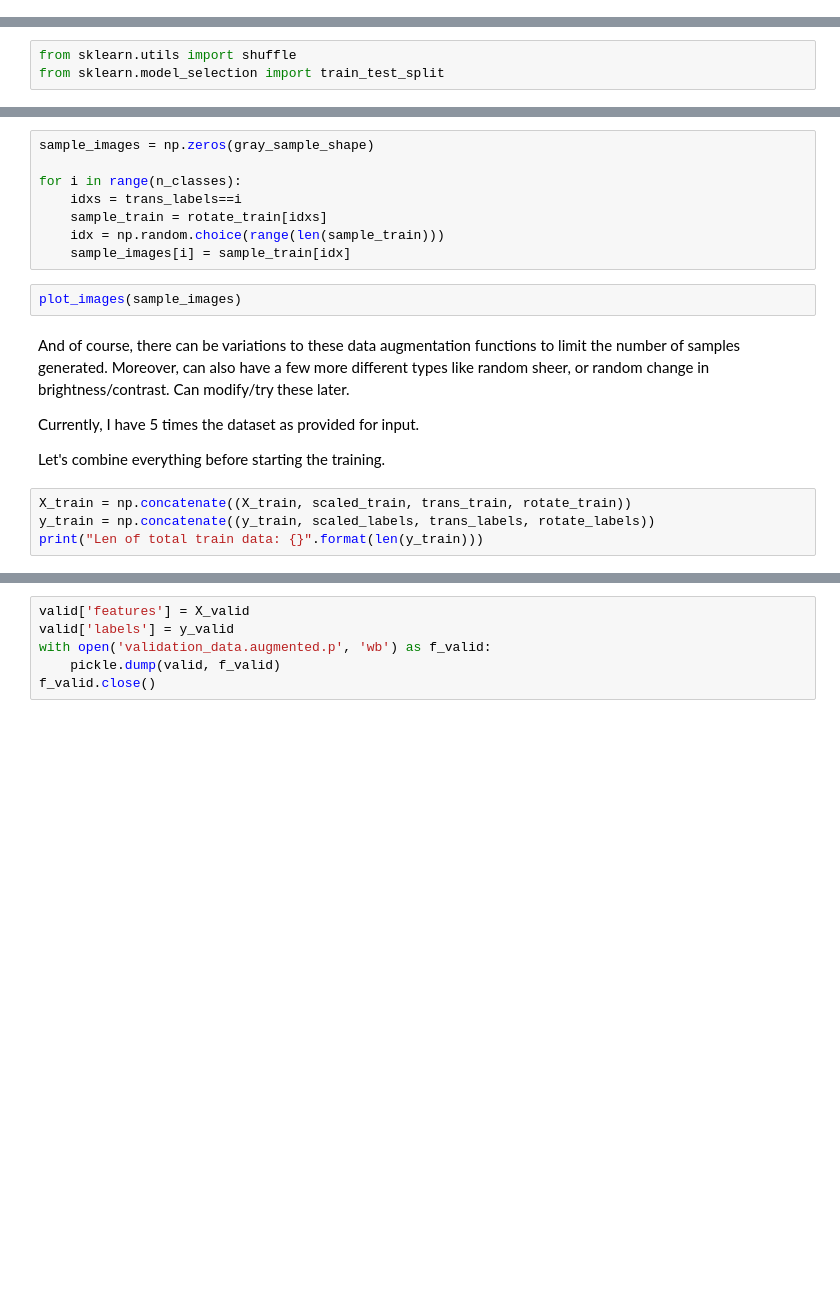
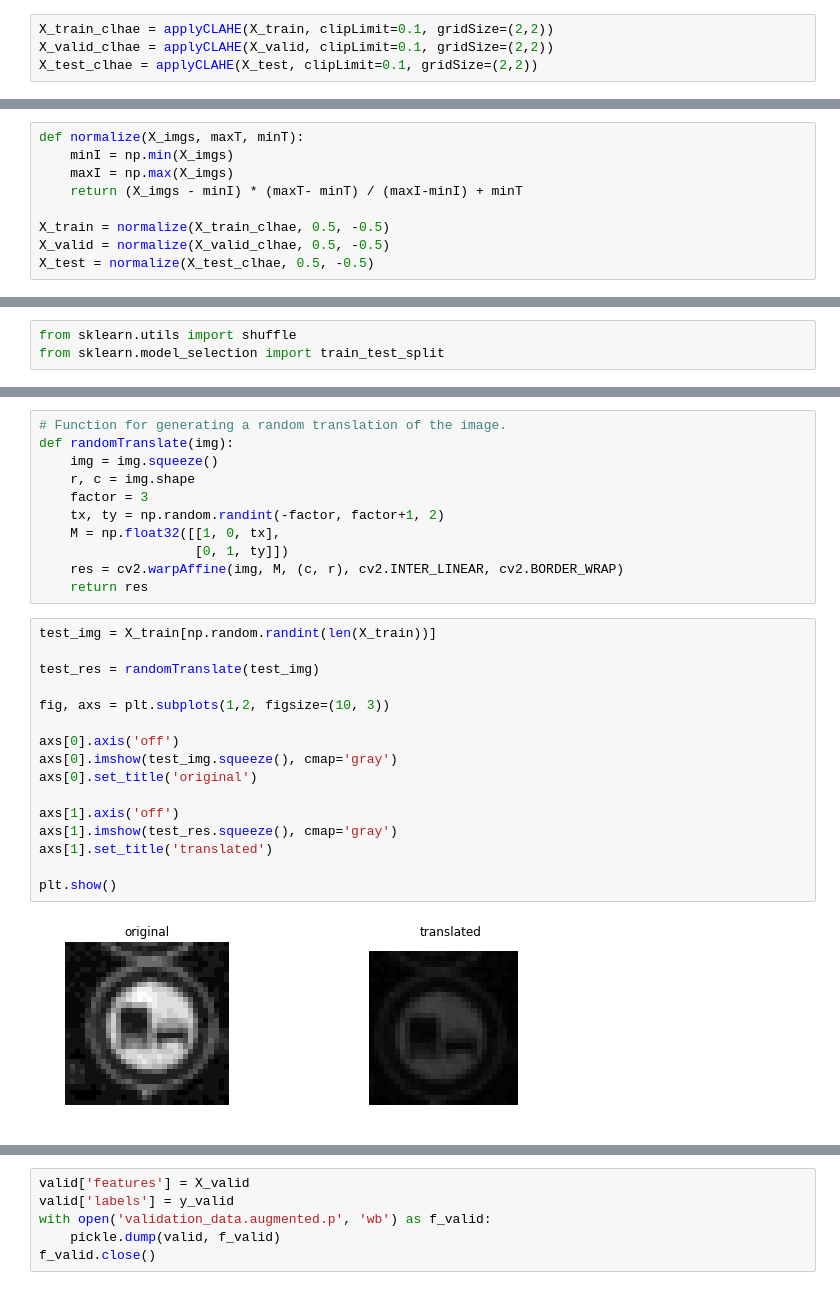
Before and after one commit to bkanaki/CarND-Traffic-Sign-Classifier-Project, a Jupyter notebook: Traffic_Sign_Classifier.ipynb, the cells around one changed output, grey strips where cells are left out. Saved outputs shown, nothing was run; the diff lists cells and outputs as text; blank space fills up the shorter version.

```diff
--- a/Traffic_Sign_Classifier.ipynb
+++ b/Traffic_Sign_Classifier.ipynb
@@ -237,0 +237,4 @@ data_sess.close()
+# %%
+X_train_clhae = applyCLAHE(X_train, clipLimit=0.1, gridSize=(2,2))
+X_valid_clhae = applyCLAHE(X_valid, clipLimit=0.1, gridSize=(2,2))
+X_test_clhae = applyCLAHE(X_test, clipLimit=0.1, gridSize=(2,2))
@@ -266,3 +289,12 @@ Use the code cell (or multiple code cells, if necessary) to implement the first
 I really wanted to use Tensorflow library functions for data augmentation and I found [this](https://medium.com/ymedialabs-innovation/data-augmentation-techniques-in-cnn-using-tensorflow-371ae43d5be9) reference a lot useful for setting up the pipeline.
 
 More specifically, I plan to use scaling and translation for data augmentation.
+# %%
+def normalize(X_imgs, maxT, minT):
+    minI = np.min(X_imgs)
+    maxI = np.max(X_imgs)
+    return (X_imgs - minI) * (maxT- minT) / (maxI-minI) + minT
+
+X_train = normalize(X_train_clhae, 0.5, -0.5)
+X_valid = normalize(X_valid_clhae, 0.5, -0.5)
+X_test = normalize(X_test_clhae, 0.5, -0.5)
@@ -441,20 +322,29 @@ rotate_train, rotate_labels = translate_images_10(X_train_30, [-15, 15] y_train_
-# %%
-sample_images = np.zeros(gray_sample_shape)
-
-for i in range(n_classes):
-    idxs = trans_labels==i
-    sample_train = rotate_train[idxs]
-    idx = np.random.choice(range(len(sample_train)))
-    sample_images[i] = sample_train[idx]
-# %%
-plot_images(sample_images)
-# %% [markdown]
-And of course, there can be variations to these data augmentation functions to limit the number of samples generated. Moreover, can also have a few more different types like random sheer, or random change in brightness/contrast. Can modify/try these later.
-
-Currently, I have 5 times the dataset as provided for input.
-
-Let's combine everything before starting the training.
-# %%
-X_train = np.concatenate((X_train, scaled_train, trans_train, rotate_train))
-y_train = np.concatenate((y_train, scaled_labels, trans_labels, rotate_labels))
-print("Len of total train data: {}".format(len(y_train)))
+# %%
+# Function for generating a random translation of the image.
+def randomTranslate(img):
+    img = img.squeeze()
+    r, c = img.shape
+    factor = 3
+    tx, ty = np.random.randint(-factor, factor+1, 2)
+    M = np.float32([[1, 0, tx],
+                    [0, 1, ty]])
+    res = cv2.warpAffine(img, M, (c, r), cv2.INTER_LINEAR, cv2.BORDER_WRAP)
+    return res
+# %%
+test_img = X_train[np.random.randint(len(X_train))]
+
+test_res = randomTranslate(test_img)
+
+fig, axs = plt.subplots(1,2, figsize=(10, 3))
+
+axs[0].axis('off')
+axs[0].imshow(test_img.squeeze(), cmap='gray')
+axs[0].set_title('original')
+
+axs[1].axis('off')
+axs[1].imshow(test_res.squeeze(), cmap='gray')
+axs[1].set_title('translated')
+
+plt.show()
+# %% [output]
+[figure, added]
```
Also changed, not shown: parts of 63 cells of this notebook, 2 other files.
